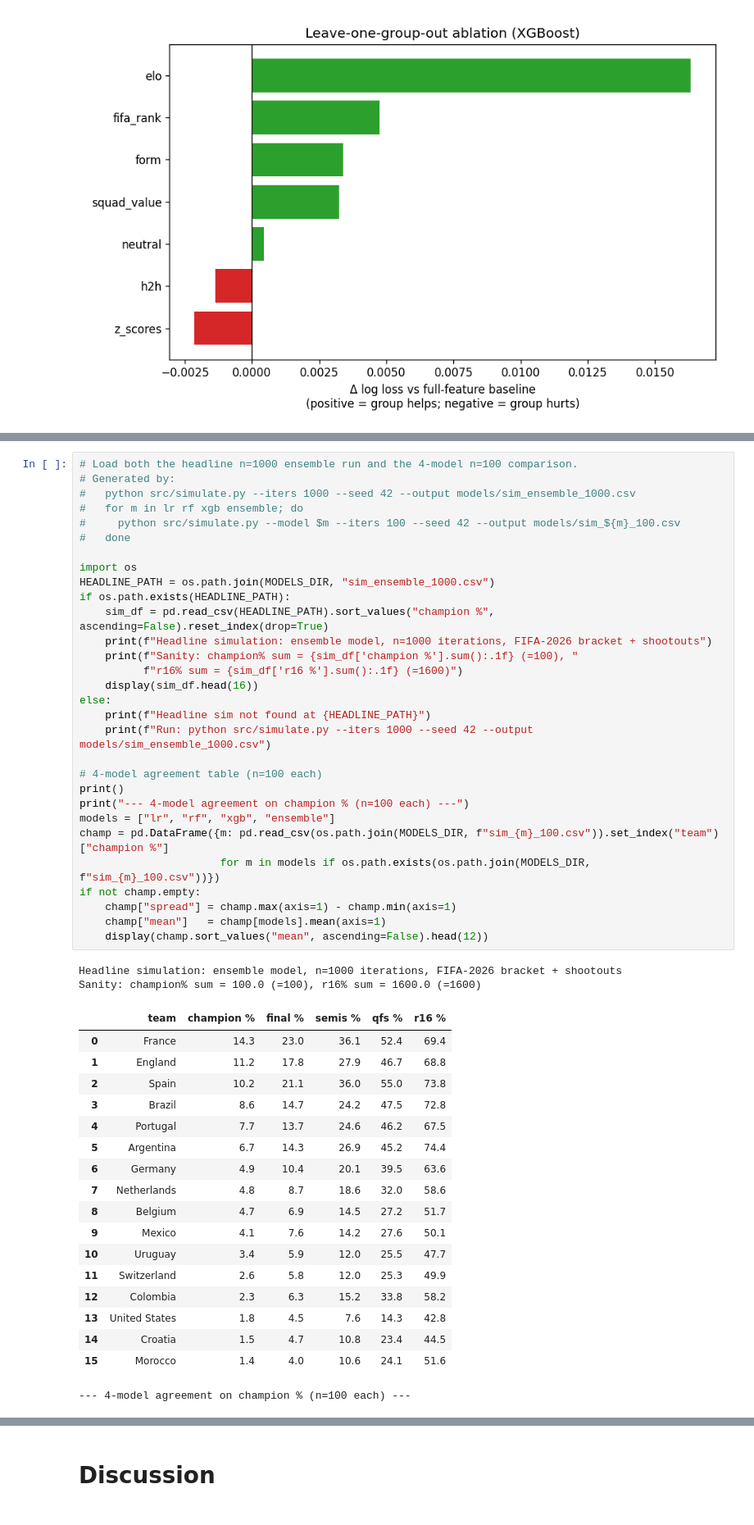
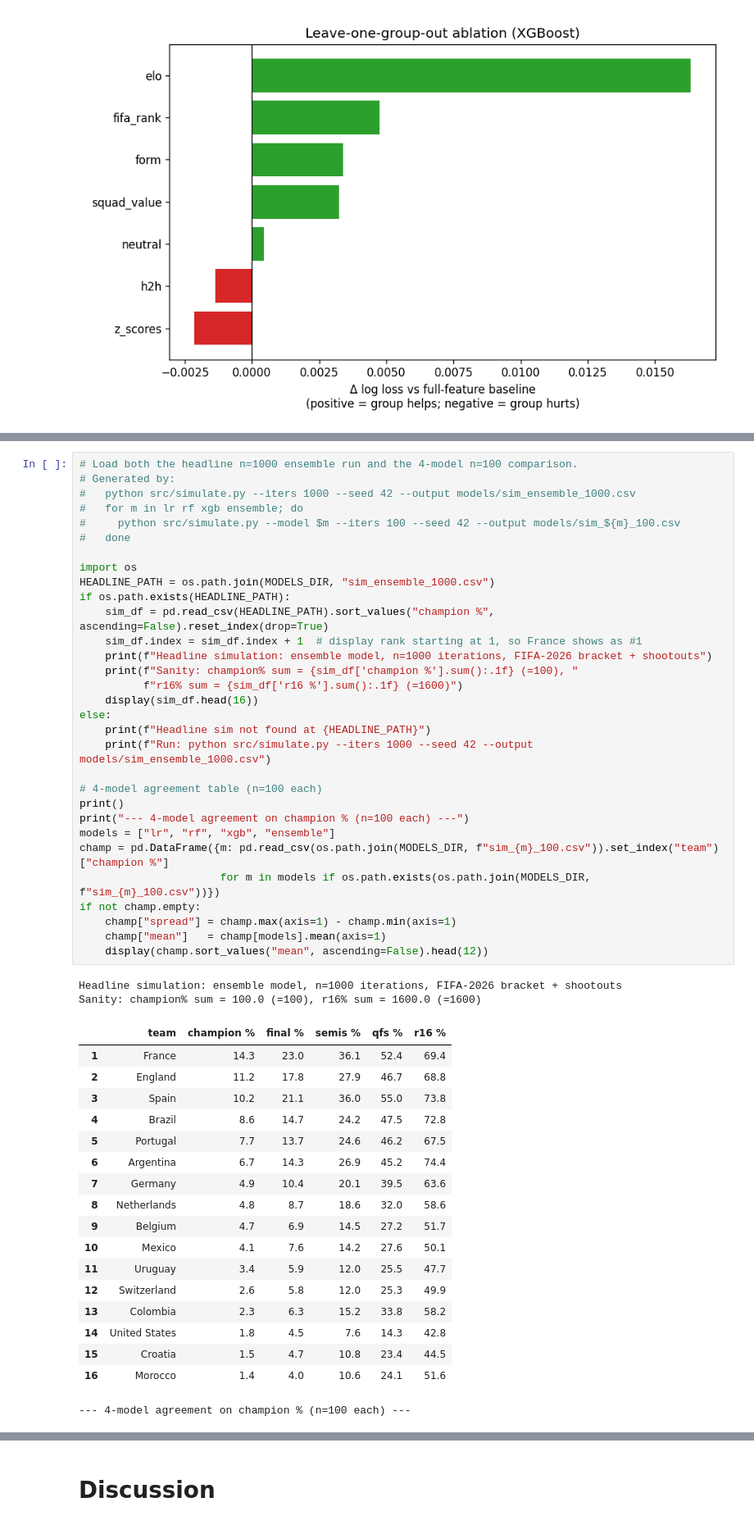
Before and after one commit to jlocala1/WorldCupPredictor, a Jupyter notebook: notebooks/main.ipynb, the cells around one changed output, grey strips where cells are left out. Shown at 82% size. Cells and saved outputs as stored; diff of their text form.

```diff
--- a/notebooks/main.ipynb
+++ b/notebooks/main.ipynb
@@ -396,49 +374,50 @@ A few choices in the simulation reflect simplifications worth flagging rather th
 #   for m in lr rf xgb ensemble; do
 #     python src/simulate.py --model $m --iters 100 --seed 42 --output models/sim_${m}_100.csv
 #   done
 
 import os
 HEADLINE_PATH = os.path.join(MODELS_DIR, "sim_ensemble_1000.csv")
 if os.path.exists(HEADLINE_PATH):
     sim_df = pd.read_csv(HEADLINE_PATH).sort_values("champion %", ascending=False).reset_index(drop=True)
+    sim_df.index = sim_df.index + 1  # display rank starting at 1, so France shows as #1
     print(f"Headline simulation: ensemble model, n=1000 iterations, FIFA-2026 bracket + shootouts")
     print(f"Sanity: champion% sum = {sim_df['champion %'].sum():.1f} (=100), "
           f"r16% sum = {sim_df['r16 %'].sum():.1f} (=1600)")
     display(sim_df.head(16))
 else:
     print(f"Headline sim not found at {HEADLINE_PATH}")
     print(f"Run: python src/simulate.py --iters 1000 --seed 42 --output models/sim_ensemble_1000.csv")
 
 # 4-model agreement table (n=100 each)
 print()
 print("--- 4-model agreement on champion % (n=100 each) ---")
 models = ["lr", "rf", "xgb", "ensemble"]
 champ = pd.DataFrame({m: pd.read_csv(os.path.join(MODELS_DIR, f"sim_{m}_100.csv")).set_index("team")["champion %"]
                       for m in models if os.path.exists(os.path.join(MODELS_DIR, f"sim_{m}_100.csv"))})
 if not champ.empty:
     champ["spread"] = champ.max(axis=1) - champ.min(axis=1)
     champ["mean"]   = champ[models].mean(axis=1)
     display(champ.sort_values("mean", ascending=False).head(12))
 # %% [output]
 Headline simulation: ensemble model, n=1000 iterations, FIFA-2026 bracket + shootouts
 Sanity: champion% sum = 100.0 (=100), r16% sum = 1600.0 (=1600)
 |  | team | champion % | final % | semis % | qfs % | r16 % |
-| 0 | France | 14.3 | 23.0 | 36.1 | 52.4 | 69.4 |
-| 1 | England | 11.2 | 17.8 | 27.9 | 46.7 | 68.8 |
-| 2 | Spain | 10.2 | 21.1 | 36.0 | 55.0 | 73.8 |
-| 3 | Brazil | 8.6 | 14.7 | 24.2 | 47.5 | 72.8 |
-| 4 | Portugal | 7.7 | 13.7 | 24.6 | 46.2 | 67.5 |
-| 5 | Argentina | 6.7 | 14.3 | 26.9 | 45.2 | 74.4 |
-| 6 | Germany | 4.9 | 10.4 | 20.1 | 39.5 | 63.6 |
-| 7 | Netherlands | 4.8 | 8.7 | 18.6 | 32.0 | 58.6 |
-| 8 | Belgium | 4.7 | 6.9 | 14.5 | 27.2 | 51.7 |
-| 9 | Mexico | 4.1 | 7.6 | 14.2 | 27.6 | 50.1 |
-| 10 | Uruguay | 3.4 | 5.9 | 12.0 | 25.5 | 47.7 |
-| 11 | Switzerland | 2.6 | 5.8 | 12.0 | 25.3 | 49.9 |
-| 12 | Colombia | 2.3 | 6.3 | 15.2 | 33.8 | 58.2 |
-| 13 | United States | 1.8 | 4.5 | 7.6 | 14.3 | 42.8 |
-| 14 | Croatia | 1.5 | 4.7 | 10.8 | 23.4 | 44.5 |
-| 15 | Morocco | 1.4 | 4.0 | 10.6 | 24.1 | 51.6 |
+| 1 | France | 14.3 | 23.0 | 36.1 | 52.4 | 69.4 |
+| 2 | England | 11.2 | 17.8 | 27.9 | 46.7 | 68.8 |
+| 3 | Spain | 10.2 | 21.1 | 36.0 | 55.0 | 73.8 |
+| 4 | Brazil | 8.6 | 14.7 | 24.2 | 47.5 | 72.8 |
+| 5 | Portugal | 7.7 | 13.7 | 24.6 | 46.2 | 67.5 |
+| 6 | Argentina | 6.7 | 14.3 | 26.9 | 45.2 | 74.4 |
+| 7 | Germany | 4.9 | 10.4 | 20.1 | 39.5 | 63.6 |
+| 8 | Netherlands | 4.8 | 8.7 | 18.6 | 32.0 | 58.6 |
+| 9 | Belgium | 4.7 | 6.9 | 14.5 | 27.2 | 51.7 |
+| 10 | Mexico | 4.1 | 7.6 | 14.2 | 27.6 | 50.1 |
+| 11 | Uruguay | 3.4 | 5.9 | 12.0 | 25.5 | 47.7 |
+| 12 | Switzerland | 2.6 | 5.8 | 12.0 | 25.3 | 49.9 |
+| 13 | Colombia | 2.3 | 6.3 | 15.2 | 33.8 | 58.2 |
+| 14 | United States | 1.8 | 4.5 | 7.6 | 14.3 | 42.8 |
+| 15 | Croatia | 1.5 | 4.7 | 10.8 | 23.4 | 44.5 |
+| 16 | Morocco | 1.4 | 4.0 | 10.6 | 24.1 | 51.6 |
 --- 4-model agreement on champion % (n=100 each) ---
 |  | lr | rf | xgb | ensemble | spread | mean |
 | team |  |  |  |  |  |  |
```
Also changed, not shown: parts of 18 cells of this notebook, 3 other files.
